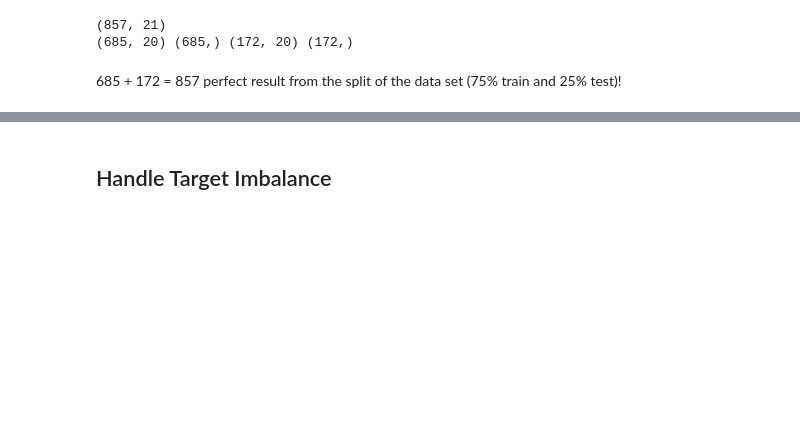
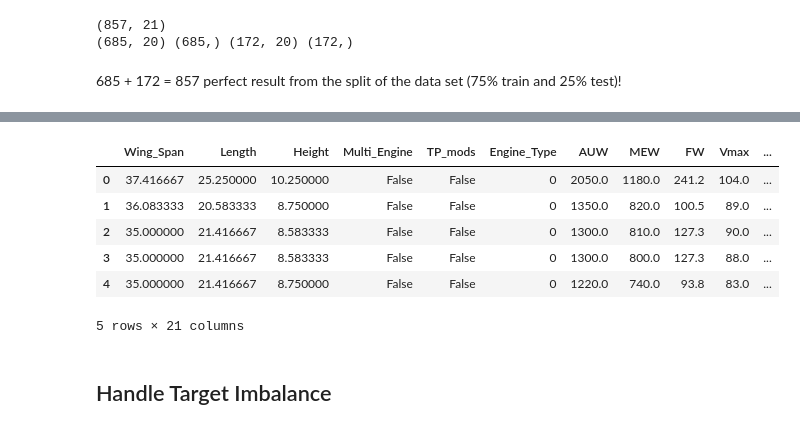
Before and after one commit to johnrearden/pa-data-driven-design, a Jupyter notebook: jupyter_notebooks/6A_modeling_and_evaluation-predict_engine_type.ipynb, the cells around one changed output, grey strips where cells are left out. Drawn from its saved outputs; the diff is of its cells as text; code cells hidden in the pictures; blank space fills up the shorter version.

```diff
--- a/jupyter_notebooks/6A_modeling_and_evaluation-predict_engine_type.ipynb
+++ b/jupyter_notebooks/6A_modeling_and_evaluation-predict_engine_type.ipynb
@@ -227,3 +326,13 @@ print(y_test)
+# %%
+df.head()
+# %% [output]
+|  | Wing_Span | Length | Height | Multi_Engine | TP_mods | Engine_Type | AUW | MEW | FW | Vmax | ... |
+| 0 | 37.416667 | 25.250000 | 10.250000 | False | False | 0 | 2050.0 | 1180.0 | 241.2 | 104.0 | ... |
+| 1 | 36.083333 | 20.583333 | 8.750000 | False | False | 0 | 1350.0 | 820.0 | 100.5 | 89.0 | ... |
+| 2 | 35.000000 | 21.416667 | 8.583333 | False | False | 0 | 1300.0 | 810.0 | 127.3 | 90.0 | ... |
+| 3 | 35.000000 | 21.416667 | 8.583333 | False | False | 0 | 1300.0 | 800.0 | 127.3 | 88.0 | ... |
+| 4 | 35.000000 | 21.416667 | 8.750000 | False | False | 0 | 1220.0 | 740.0 | 93.8 | 83.0 | ... |
+5 rows × 21 columns
 # %% [markdown]
 ## Handle Target Imbalance
 # %% [markdown]
```
Also changed, not shown: parts of 45 cells of this notebook, 4 other files.
